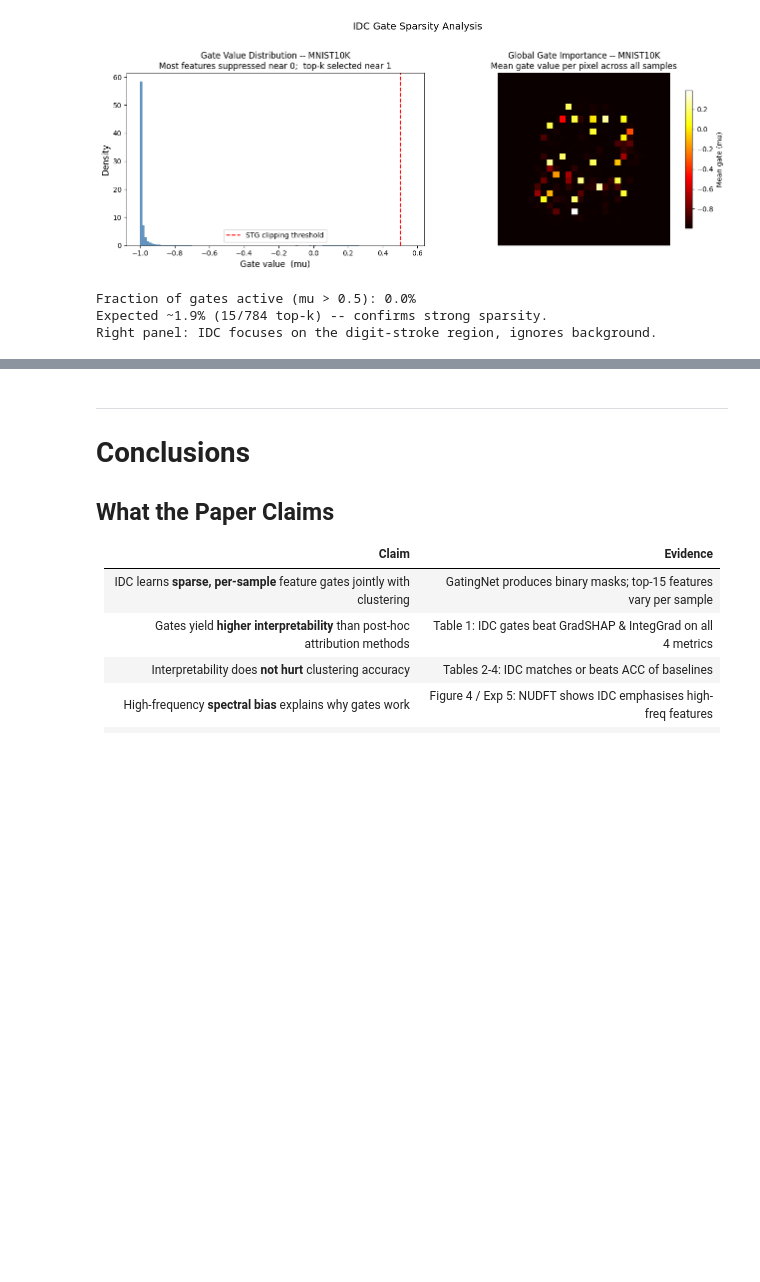
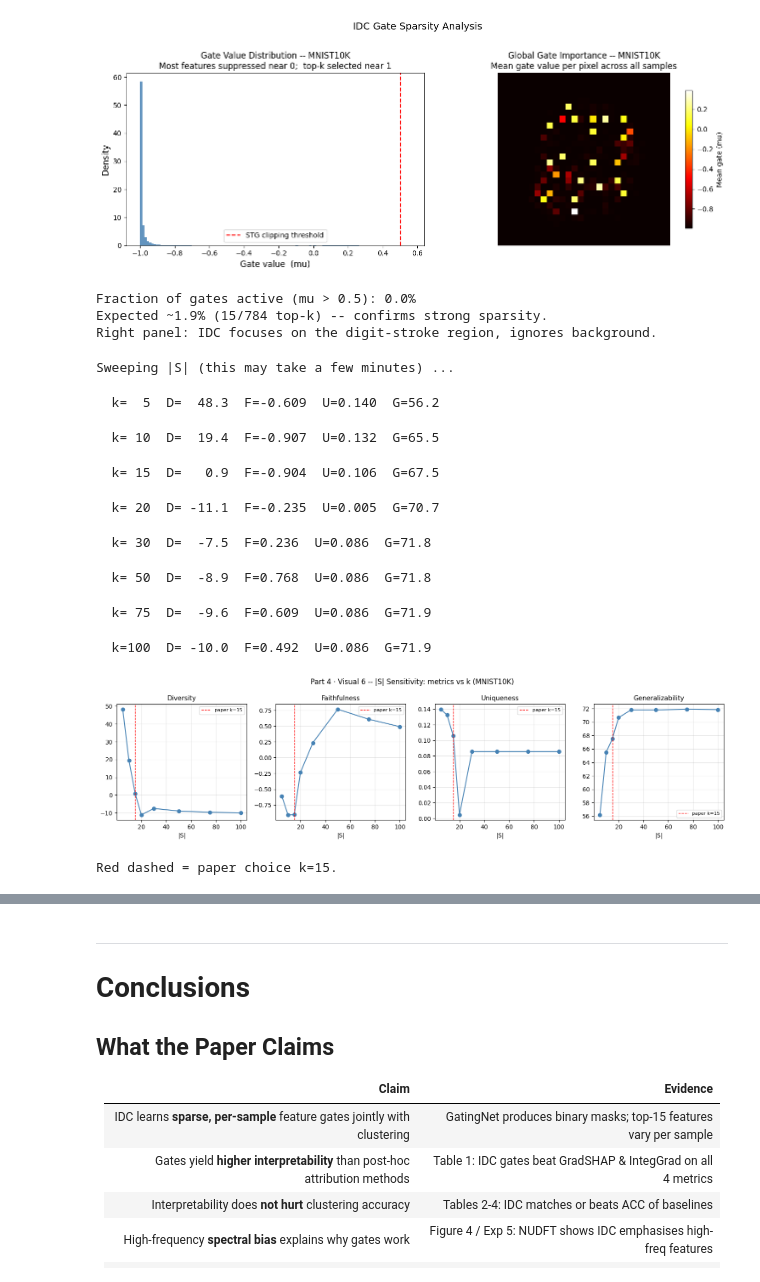
Before and after one commit to NadaB04/Interpretable_Deep_Clustering_analysis, a Jupyter notebook: IDC_Reconstruction.ipynb, the cells around one changed output, grey strips where cells are left out. Drawn from its saved outputs; the diff is of its cells as text; code cells hidden in the pictures; blank space fills up the shorter version.

Commit message:
adding some more stuff to part 4

```diff
--- a/IDC_Reconstruction.ipynb
+++ b/IDC_Reconstruction.ipynb
@@ -3506,9 +2962,10 @@ if RUN_PART3:
     _loader_p4 = DataLoader(kmnist_ds, batch_size=512, shuffle=False)
     _p4_gates_bin, _p4_preds = [], []
     _p4_imgs, _p4_embs, _p4_labels = [], [], []
+    _dev37 = next(model_idc_kmnist.parameters()).device
     with torch.no_grad():
         for _xk, _yk in _loader_p4:
-            _xk = _xk.float()
+            _xk = _xk.float().to(_dev37)
             _mu, _sx, _gk = model_idc_kmnist.gating_net(_xk)
             _emb = model_idc_kmnist.encdec.encoder(_sx)
             _logits = model_idc_kmnist.clustering_head(_emb)
@@ -3824,3 +3281,53 @@ else:
 Fraction of gates active (mu > 0.5): 0.0%
 Expected ~1.9% (15/784 top-k) -- confirms strong sparsity.
 Right panel: IDC focuses on the digit-stroke region, ignores background.
+# %%
+# -- Part 4 · Visual 6 -- |S| Sensitivity Sweep (MNIST10K)
+#
+# How do the 4 interpretability metrics change as we vary k (number of
+# selected features)?  Uses the already-trained model_idc -- no retraining.
+# Requires: cell 9 (model_idc, G_gates, X_full, Y_full)
+
+if RUN_EXP2:
+    _ks = [5, 10, 15, 20, 30, 50, 75, 100]
+    _rows = []
+    print('Sweeping |S| (this may take a few minutes) ...')
+    for _k in _ks:
+        _Gb    = binarize_topk(G_gates, k=_k).numpy()
+        _SPLIT = int(0.8 * len(X_full))
+        _SUBS  = min(500, len(X_full))
+        _div   = diversity(Y_full, _Gb, 10, 784)
+        _gen   = generalizability(X_full[:_SPLIT], _Gb[:_SPLIT], Y_full[:_SPLIT],
+                                  X_full[_SPLIT:], _Gb[_SPLIT:], Y_full[_SPLIT:])
+        _uniq  = uniqueness(X_full[:_SUBS], _Gb[:_SUBS], k=2, subset_size=_SUBS)
+        _faith = faithfulness(_Gb, X_full, infer_from_model(model_idc), Y_full, 784)
+        _rows.append({'k': _k, 'Diversity': _div, 'Faithfulness': _faith,
+                      'Uniqueness': _uniq, 'Generalizability': _gen * 100})
+        print(f"  k={_k:3d}  D={_div:6.1f}  F={str(round(_faith,3)) if not np.isnan(_faith) else 'nan'}"
+              f"  U={_uniq:.3f}  G={_gen*100:.1f}")
+
+    _df6 = pd.DataFrame(_rows).set_index('k')
+    fig6, axes6 = plt.subplots(1, 4, figsize=(15, 4))
+    for _ax, _col in zip(axes6, ['Diversity', 'Faithfulness', 'Uniqueness', 'Generalizability']):
+        _ax.plot(_df6.index, _df6[_col], marker='o', color='steelblue')
+        _ax.axvline(15, color='red', linestyle='--', linewidth=1, label='paper k=15')
+        _ax.set_xlabel('|S|', fontsize=10)
+        _ax.set_title(_col, fontsize=11)
+        _ax.legend(fontsize=8); _ax.grid(alpha=0.3)
+    fig6.suptitle('Part 4 · Visual 6 -- |S| Sensitivity: metrics vs k (MNIST10K)', fontsize=12)
+    plt.tight_layout(); plt.show()
+    print("Red dashed = paper choice k=15.")
+else:
+    print("RUN_EXP2=False -- skipping.")
+# %% [output]
+Sweeping |S| (this may take a few minutes) ...
+  k=  5  D=  48.3  F=-0.609  U=0.140  G=56.2
+  k= 10  D=  19.4  F=-0.907  U=0.132  G=65.5
+  k= 15  D=   0.9  F=-0.904  U=0.106  G=67.5
+  k= 20  D= -11.1  F=-0.235  U=0.005  G=70.7
+  k= 30  D=  -7.5  F=0.236  U=0.086  G=71.8
+  k= 50  D=  -8.9  F=0.768  U=0.086  G=71.8
+  k= 75  D=  -9.6  F=0.609  U=0.086  G=71.9
+  k=100  D= -10.0  F=0.492  U=0.086  G=71.9
+[figure, added]
+Red dashed = paper choice k=15.
```
Also changed, not shown: parts of 27 cells of this notebook.
